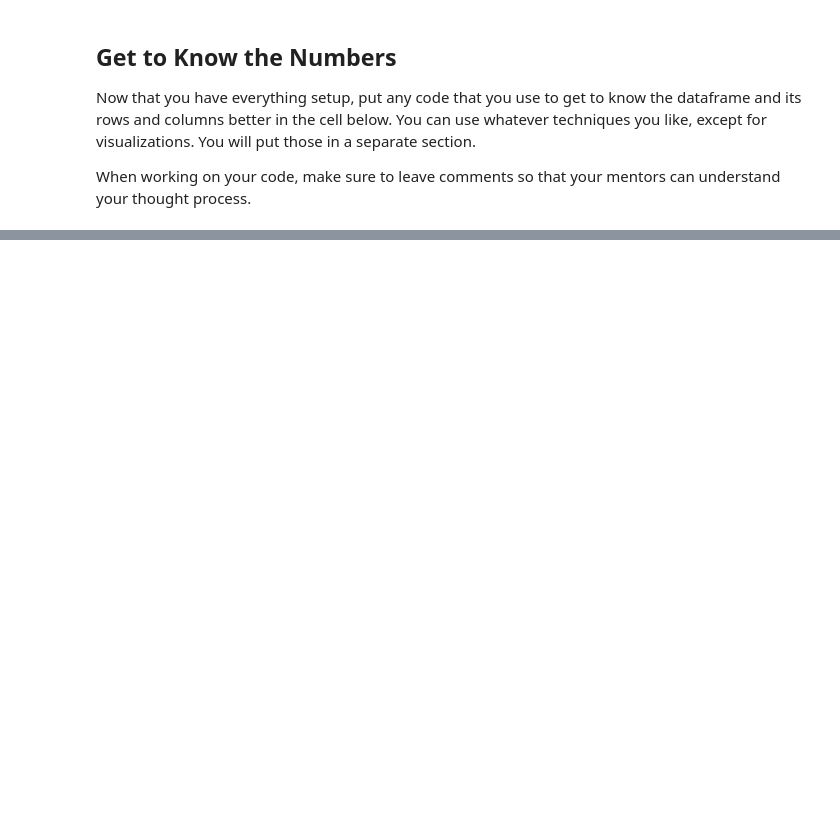
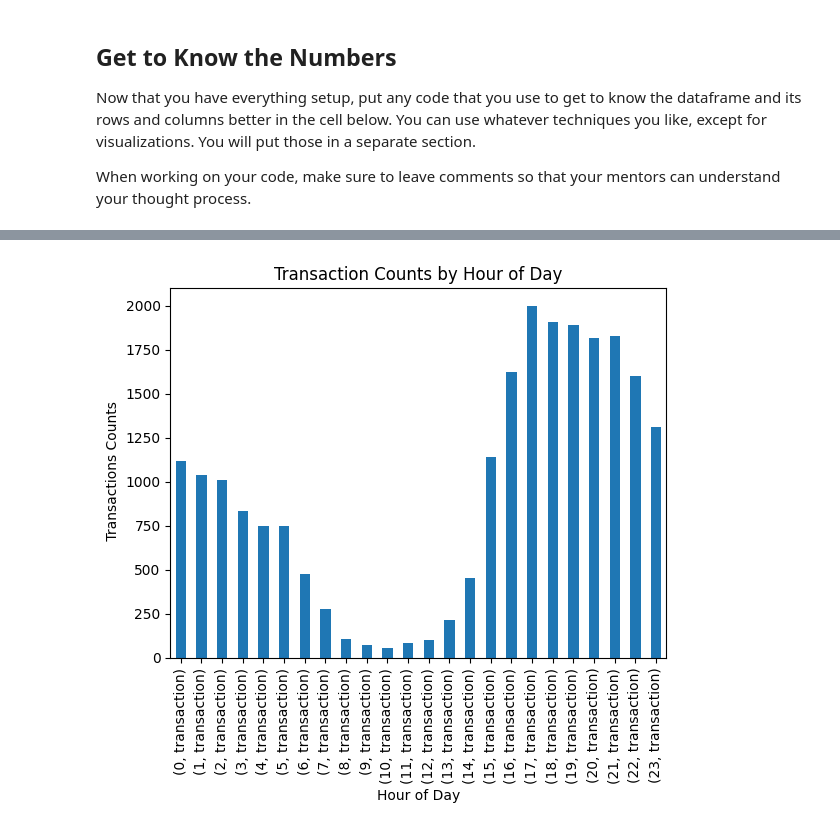
Before and after one commit to john1jung/eda-checkpoint, a Jupyter notebook: checkpoint-two.ipynb, the cells around one changed output, grey strips where cells are left out. Cells and saved outputs as stored; diff of their text form; code cells hidden in the pictures; blank space fills up the shorter version.

```diff
--- a/checkpoint-two.ipynb
+++ b/checkpoint-two.ipynb
@@ -199,0 +99,21 @@ df['item_type'].value_counts().plot(kind='bar')
+# %%
+#Examine Transactions throughout the Day
+
+#Narrow the DF down to only transaction Event
+transaction_df = df[df['event']=='transaction']
+
+# Group by hour of day and count transactions.
+grouped_by_hour = transaction_df.groupby(transaction_df['date'].dt.hour)['event'].value_counts()
+
+#plot a bar chart to show how visitor behavior changes throughout the day.
+grouped_by_hour.plot(kind = 'bar', width = .5)
+plt.ylabel(' Transactions Counts')
+plt.xlabel('Hour of Day')
+plt.title('Transaction Counts by Hour of Day')
+plt.show()
+
+#visitor behavior peaks around Hour 17 (5PM) and reaches a low around Hour 10 (10AM). Visitors must be in a different time zone.
+#Research indicated online shopping trends should reach lows at 3am and highs around 1pm or 2pm.
+#These users are likely in a pacific time zone. Perhaps East Asia, Austrailia, or Hawaii
+# %% [output]
+[figure, added]
```
Also changed, not shown: parts of 29 cells of this notebook, 3 other files.
